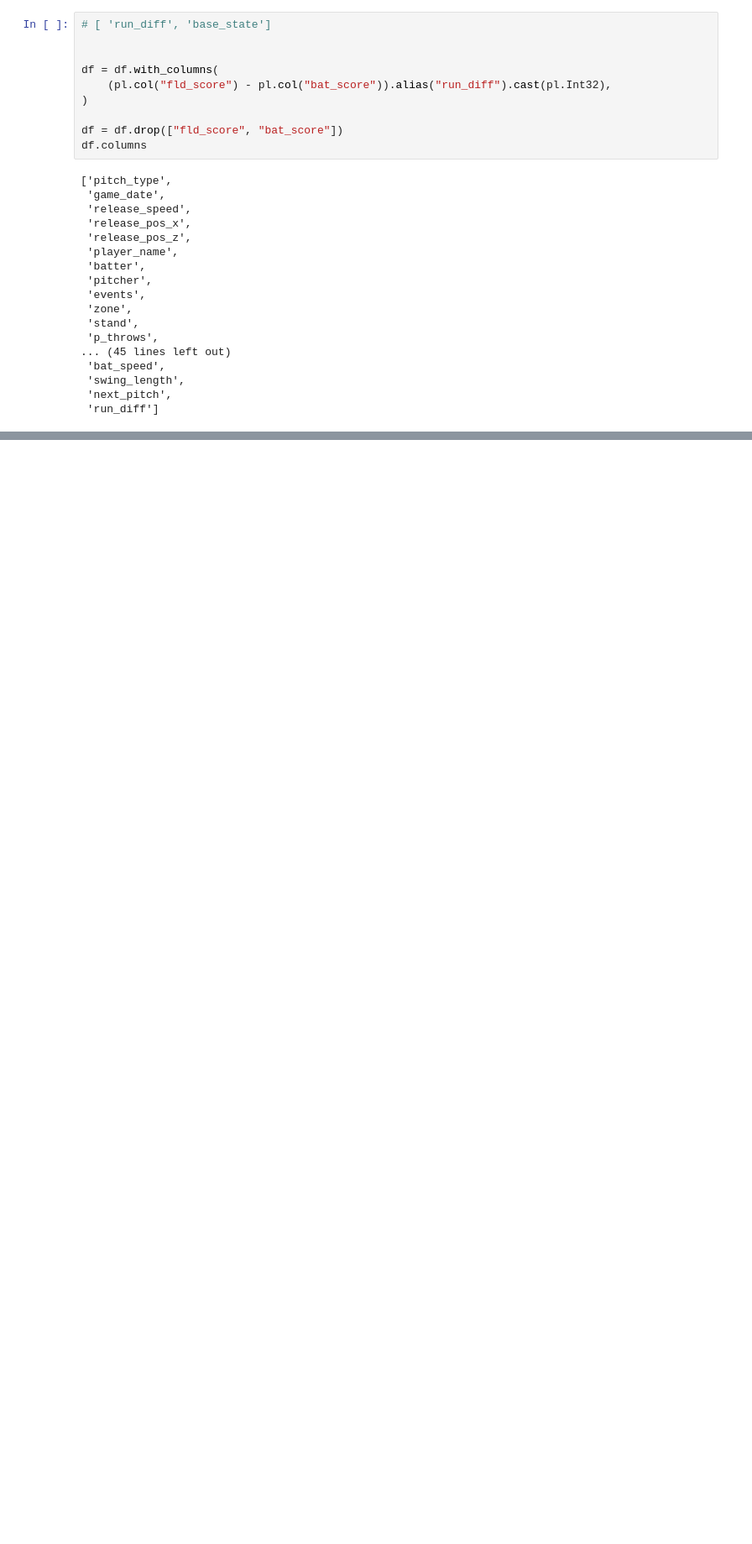
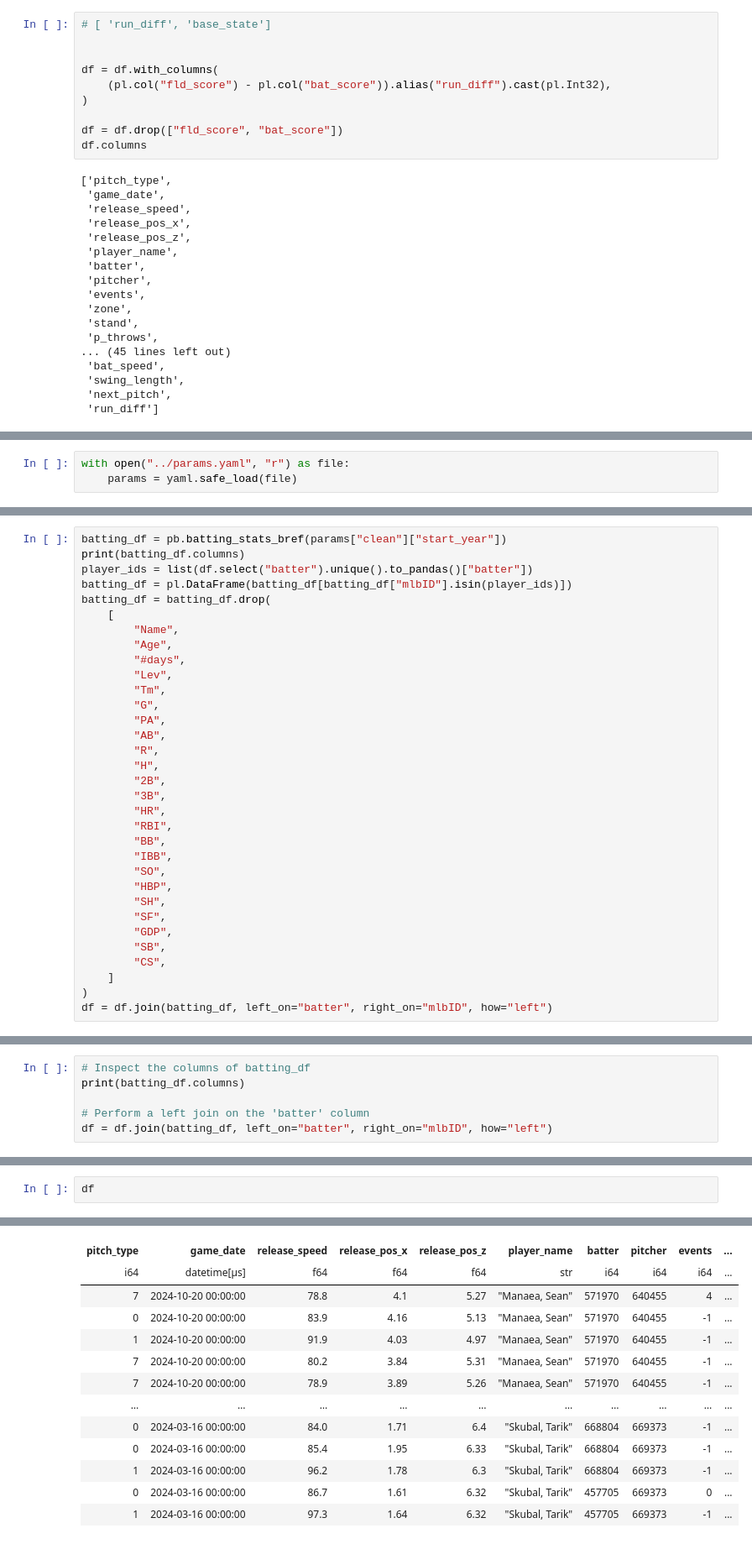
Before and after one commit to nico671/PitchPredict, a Jupyter notebook: notebooks/featurize.ipynb, the cells around one changed output, grey strips where cells are left out. Shown: that part at 84% size. Cells and saved outputs as stored; diff of their text form; blank space fills up the shorter version.

Commit message:
updated dropout rate in params.yaml and integrated batting statistics from pybaseball in featurize.py

```diff
--- a/notebooks/featurize.ipynb
+++ b/notebooks/featurize.ipynb
@@ -160,0 +163,3 @@ shape: (33_491, 61)
+# %%
+with open("../params.yaml", "r") as file:
+    params = yaml.safe_load(file)
@@ -160,0 +181,33 @@ shape: (33_491, 61)
+# %%
+batting_df = pb.batting_stats_bref(params["clean"]["start_year"])
+print(batting_df.columns)
+player_ids = list(df.select("batter").unique().to_pandas()["batter"])
+batting_df = pl.DataFrame(batting_df[batting_df["mlbID"].isin(player_ids)])
+batting_df = batting_df.drop(
+    [
+        "Name",
+        "Age",
+        "#days",
+        "Lev",
+        "Tm",
+        "G",
+        "PA",
+        "AB",
+        "R",
+        "H",
+        "2B",
+        "3B",
+        "HR",
+        "RBI",
+        "BB",
+        "IBB",
+        "SO",
+        "HBP",
+        "SH",
+        "SF",
+        "GDP",
+        "SB",
+        "CS",
+    ]
+)
+df = df.join(batting_df, left_on="batter", right_on="mlbID", how="left")
@@ -160,0 +217,6 @@ shape: (33_491, 61)
+# %%
+# Inspect the columns of batting_df
+print(batting_df.columns)
+
+# Perform a left join on the 'batter' column
+df = df.join(batting_df, left_on="batter", right_on="mlbID", how="left")
@@ -160,0 +225,3 @@ shape: (33_491, 61)
+# %%
+df
+# %% [output]
@@ -160,0 +229,13 @@ shape: (33_491, 61)
+| pitch_type | game_date | release_speed | release_pos_x | release_pos_z | player_name | batter | pitcher | events | ... |
+| i64 | datetime[μs] | f64 | f64 | f64 | str | i64 | i64 | i64 | ... |
+| 7 | 2024-10-20 00:00:00 | 78.8 | 4.1 | 5.27 | "Manaea, Sean" | 571970 | 640455 | 4 | ... |
+| 0 | 2024-10-20 00:00:00 | 83.9 | 4.16 | 5.13 | "Manaea, Sean" | 571970 | 640455 | -1 | ... |
+| 1 | 2024-10-20 00:00:00 | 91.9 | 4.03 | 4.97 | "Manaea, Sean" | 571970 | 640455 | -1 | ... |
+| 7 | 2024-10-20 00:00:00 | 80.2 | 3.84 | 5.31 | "Manaea, Sean" | 571970 | 640455 | -1 | ... |
+| 7 | 2024-10-20 00:00:00 | 78.9 | 3.89 | 5.26 | "Manaea, Sean" | 571970 | 640455 | -1 | ... |
+| … | … | … | … | … | … | … | … | … | ... |
+| 0 | 2024-03-16 00:00:00 | 84.0 | 1.71 | 6.4 | "Skubal, Tarik" | 668804 | 669373 | -1 | ... |
+| 0 | 2024-03-16 00:00:00 | 85.4 | 1.95 | 6.33 | "Skubal, Tarik" | 668804 | 669373 | -1 | ... |
+| 1 | 2024-03-16 00:00:00 | 96.2 | 1.78 | 6.3 | "Skubal, Tarik" | 668804 | 669373 | -1 | ... |
+| 0 | 2024-03-16 00:00:00 | 86.7 | 1.61 | 6.32 | "Skubal, Tarik" | 457705 | 669373 | 0 | ... |
+| 1 | 2024-03-16 00:00:00 | 97.3 | 1.64 | 6.32 | "Skubal, Tarik" | 457705 | 669373 | -1 | ... |
```
Also changed, not shown: parts of 8 cells of this notebook, 4 other files.
